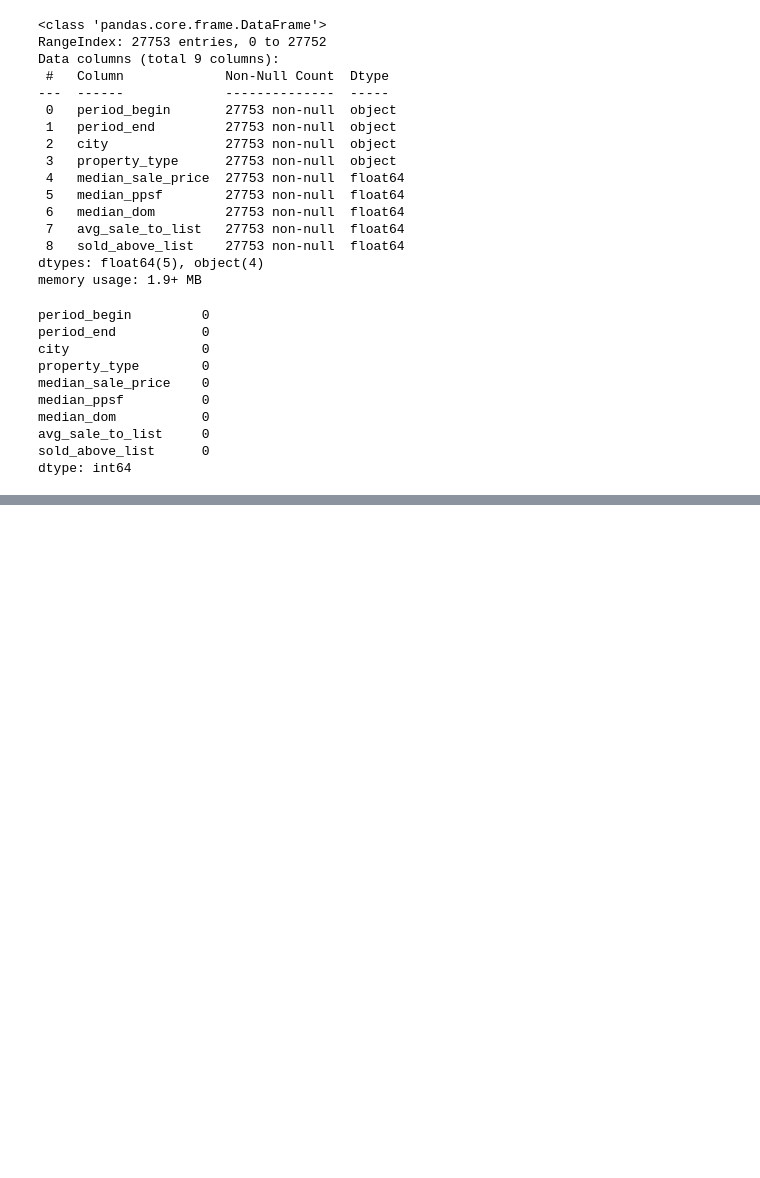
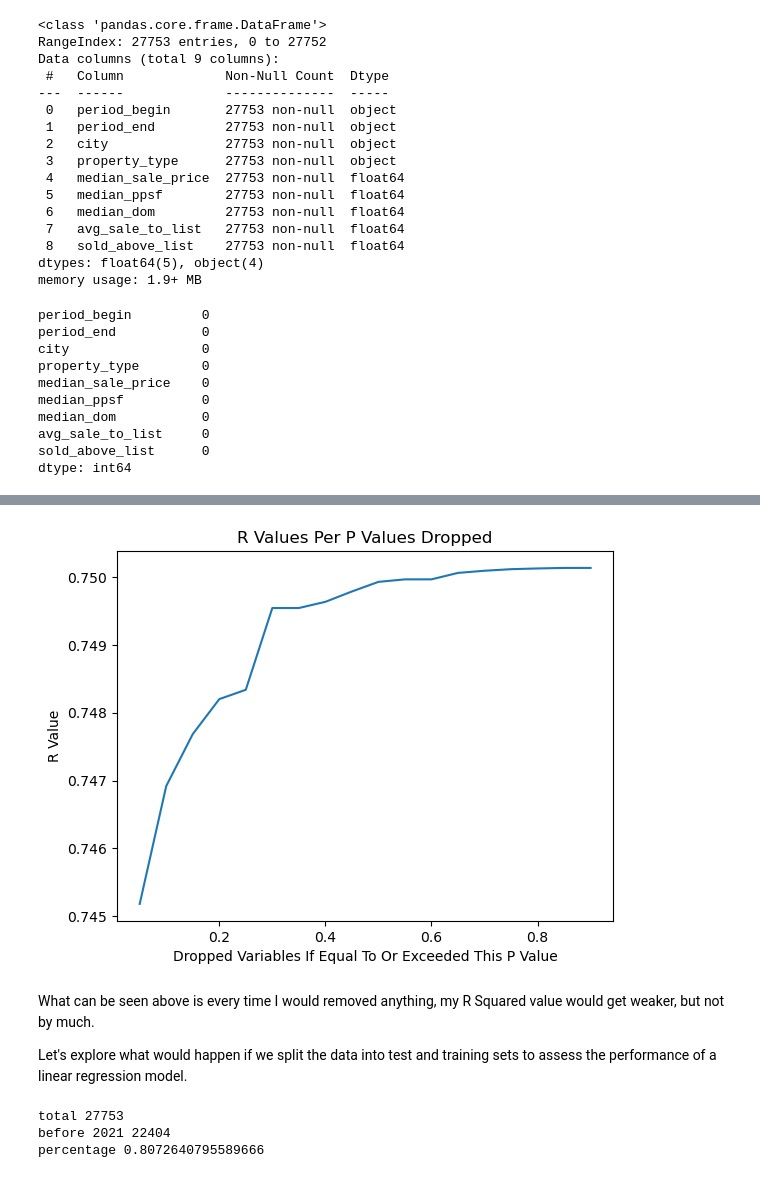
Before and after one commit to marboard/Cap, a Jupyter notebook: Real.ipynb, the cells around one changed output, grey strips where cells are left out. Cells and saved outputs as stored; diff of their text form; code cells hidden in the pictures; blank space fills up the shorter version.

```diff
--- a/Real.ipynb
+++ b/Real.ipynb
@@ -890,0 +1276,3 @@ dtype: int64
+# %%
+# drop avg_sale_to_list
+x = x.drop(columns="year_end")
@@ -890,0 +1320,12 @@ dtype: int64
+# %%
+# add constant
+x_withconstant = sm.add_constant(x).copy()
+# %%
+# Instantiate Model
+myregression = sm.OLS(y, x_withconstant)
+
+# Fit Model
+myregression_results = myregression.fit()
+
+# Looking at the summary
+myregression_results.summary()
@@ -890,0 +1395,42 @@ dtype: int64
+# %%
+R_value =[]
+for p in np.arange(.05,.95,.05):
+
+    # index of all variables with p value higher than p
+    p_index = myregression_results.pvalues[myregression_results.pvalues >= p].index
+
+    # Drop rows with with p value higher than p
+    x_withconstant_2 = x_withconstant.drop(columns=p_index)
+
+    # Instantiate Model
+    myregression_2 = sm.OLS(y, x_withconstant_2)
+
+    # Fit Model
+    myregression_results_2 = myregression_2.fit()
+
+    # append R_value
+    R_value.append(myregression_results_2.rsquared)
+# %%
+import matplotlib.pyplot as plt
+
+plt.plot(np.arange(.05,.95,.05), R_value)
+plt.title("R Values Per P Values Dropped")
+plt.ylabel("R Value")
+plt.xlabel("Dropped Variables If Equal To Or Exceeded This P Value" )
+plt.show()
+# %% [output]
+[figure, added]
+# %% [markdown]
+What can be seen above is every time I would removed anything, my R Squared value would get weaker, but not by much.
+
+Let's explore what would happen if we split the data into test and training sets to assess the performance of a linear regression model.
+# %%
+total_count = df_co.count()[0]
+before_2021 = df_co[df_co["year_end"]<2021].count()[0]
+print(f"total {total_count}")
+print(f"before 2021 {before_2021}")
+print(f"percentage {before_2021/total_count}")
+# %% [output]
+total 27753
+before 2021 22404
+percentage 0.8072640795589666
```
Also changed, not shown: parts of 66 cells of this notebook.
